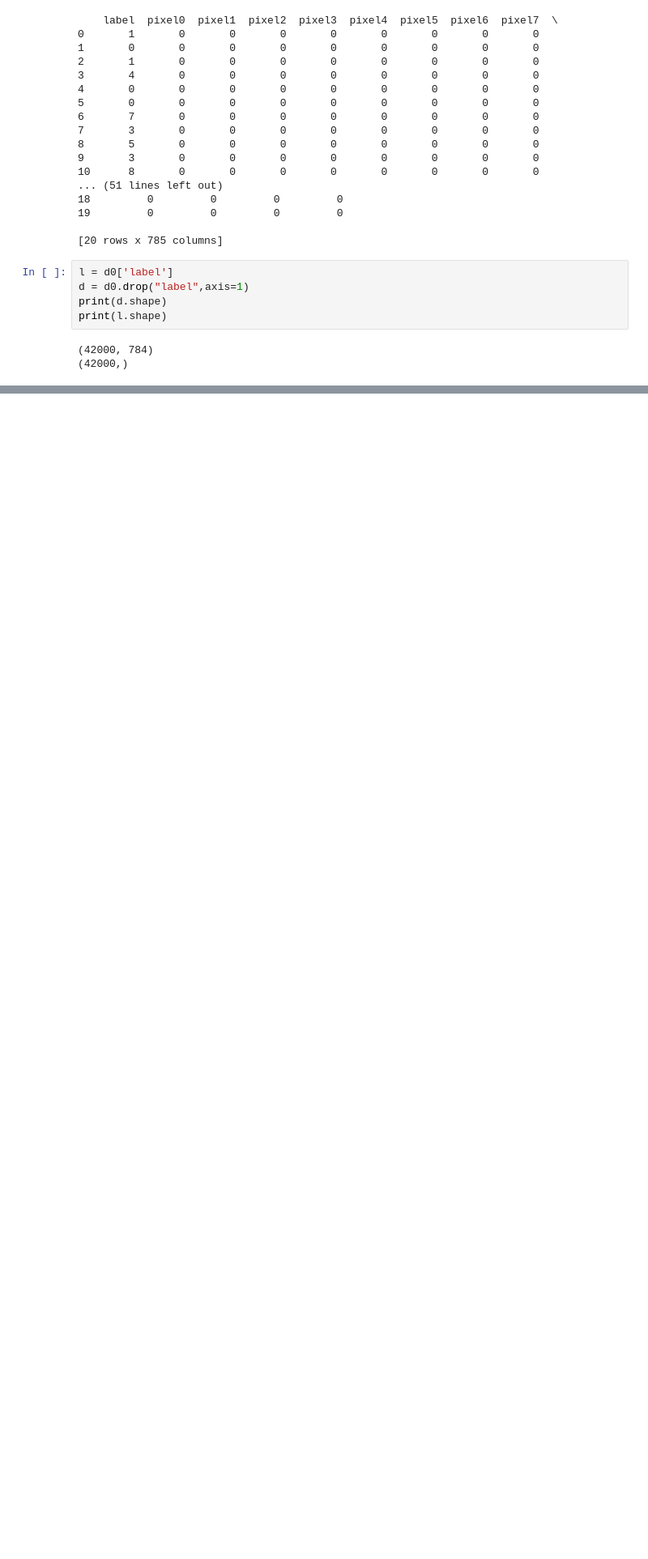
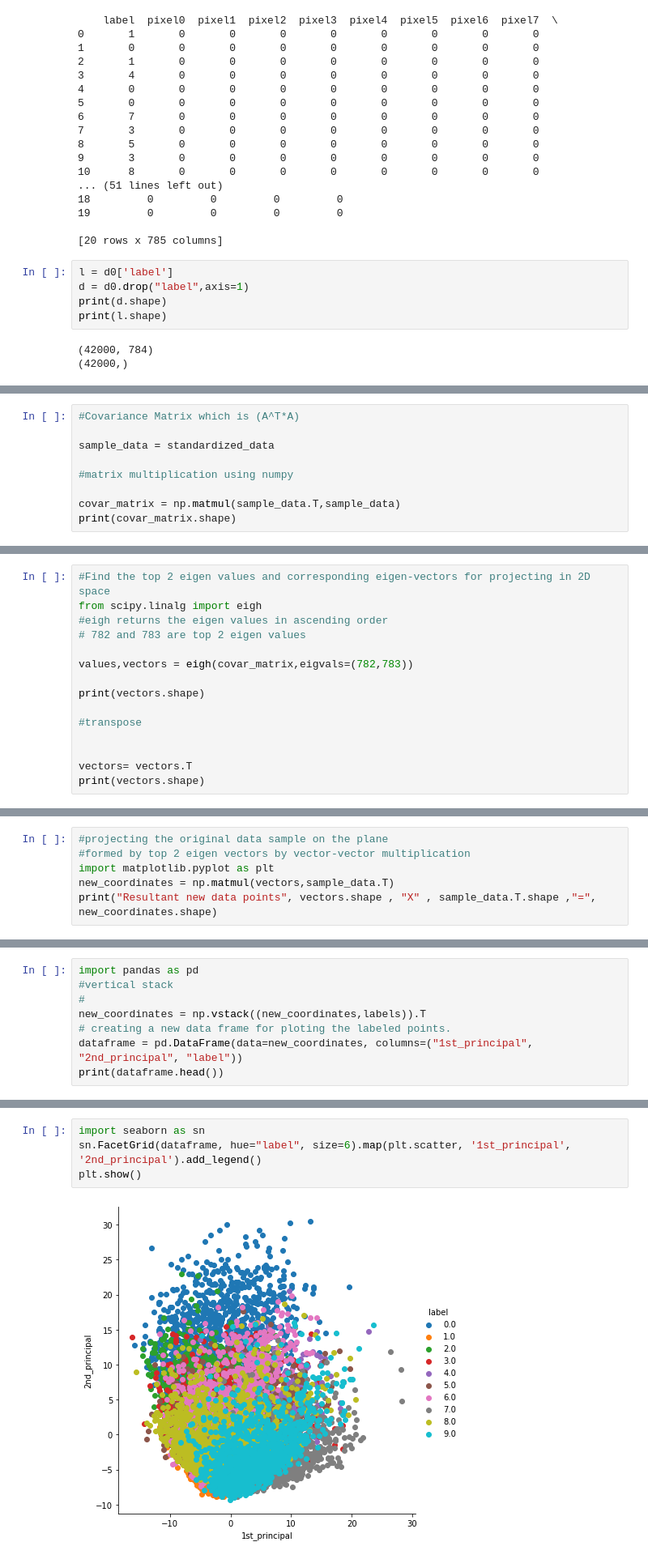
Before and after one commit to namancoder/Learning-ML, a Jupyter notebook: Data Visualization and Dimensionality Reduction/Untitled.ipynb, the cells around one changed output, grey strips where cells are left out. Shown at 81% size. Drawn from its saved outputs; the diff is of its cells as text; blank space fills up the shorter version.

Commit message:
PCA using SciKIt

```diff
--- a/Data Visualization and Dimensionality Reduction/Untitled.ipynb
+++ b/Data Visualization and Dimensionality Reduction/Untitled.ipynb
@@ -46,0 +67,9 @@ print(l[idx])
+# %%
+#Covariance Matrix which is (A^T*A)
+
+sample_data = standardized_data
+
+#matrix multiplication using numpy
+
+covar_matrix = np.matmul(sample_data.T,sample_data)
+print(covar_matrix.shape)
@@ -46,0 +78,15 @@ print(l[idx])
+# %%
+#Find the top 2 eigen values and corresponding eigen-vectors for projecting in 2D space
+from scipy.linalg import eigh
+#eigh returns the eigen values in ascending order
+# 782 and 783 are top 2 eigen values
+
+values,vectors = eigh(covar_matrix,eigvals=(782,783))
+
+print(vectors.shape)
+
+#transpose
+
+
+vectors= vectors.T
+print(vectors.shape)
@@ -46,0 +96,6 @@ print(l[idx])
+# %%
+#projecting the original data sample on the plane
+#formed by top 2 eigen vectors by vector-vector multiplication
+import matplotlib.pyplot as plt
+new_coordinates = np.matmul(vectors,sample_data.T)
+print("Resultant new data points", vectors.shape , "X" , sample_data.T.shape ,"=", new_coordinates.shape)
@@ -46,0 +104,8 @@ print(l[idx])
+# %%
+import pandas as pd
+#vertical stack
+#
+new_coordinates = np.vstack((new_coordinates,labels)).T
+# creating a new data frame for ploting the labeled points.
+dataframe = pd.DataFrame(data=new_coordinates, columns=("1st_principal", "2nd_principal", "label"))
+print(dataframe.head())
@@ -46,0 +119,6 @@ print(l[idx])
+# %%
+import seaborn as sn
+sn.FacetGrid(dataframe, hue="label", size=6).map(plt.scatter, '1st_principal', '2nd_principal').add_legend()
+plt.show()
+# %% [output]
+[figure, added]
```
Also changed, not shown: parts of 10 cells of this notebook, 1 other file.
